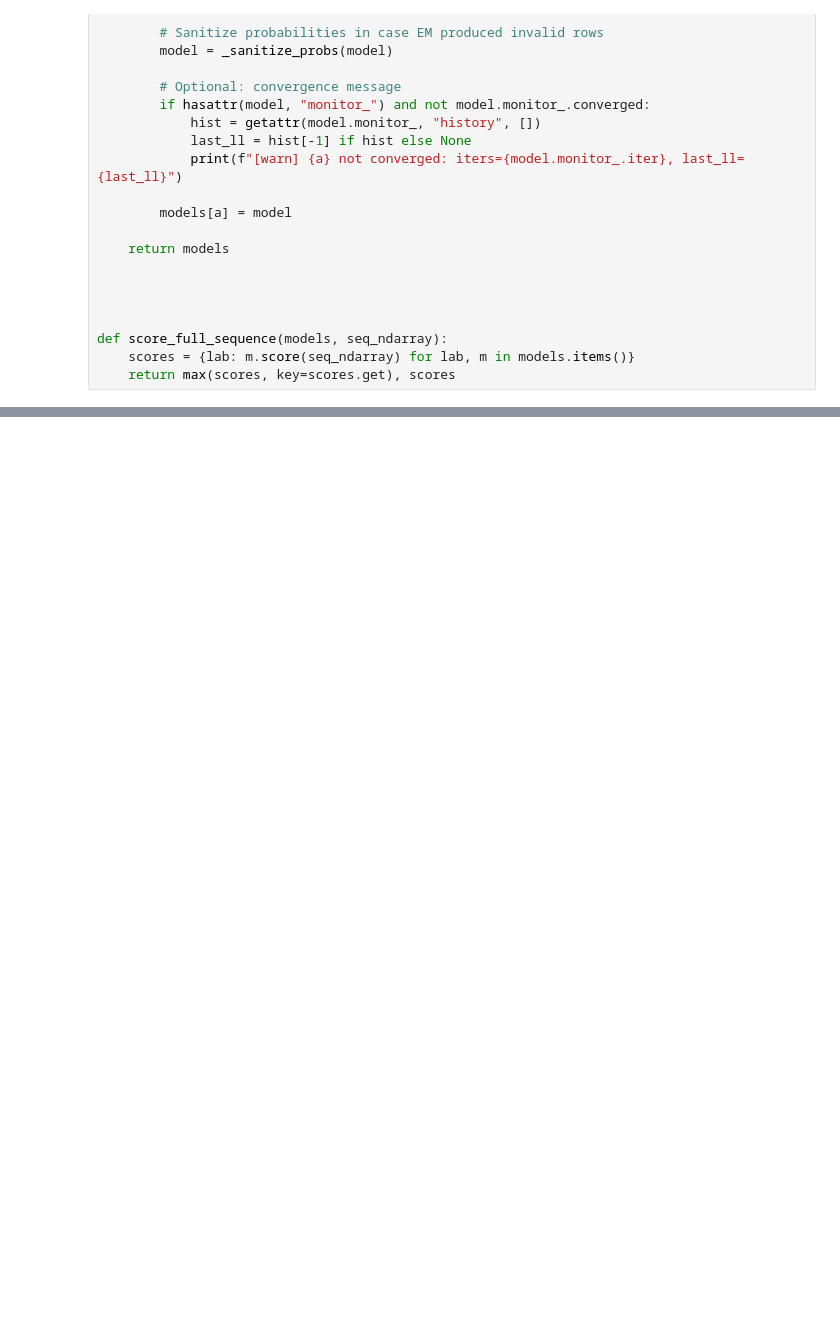
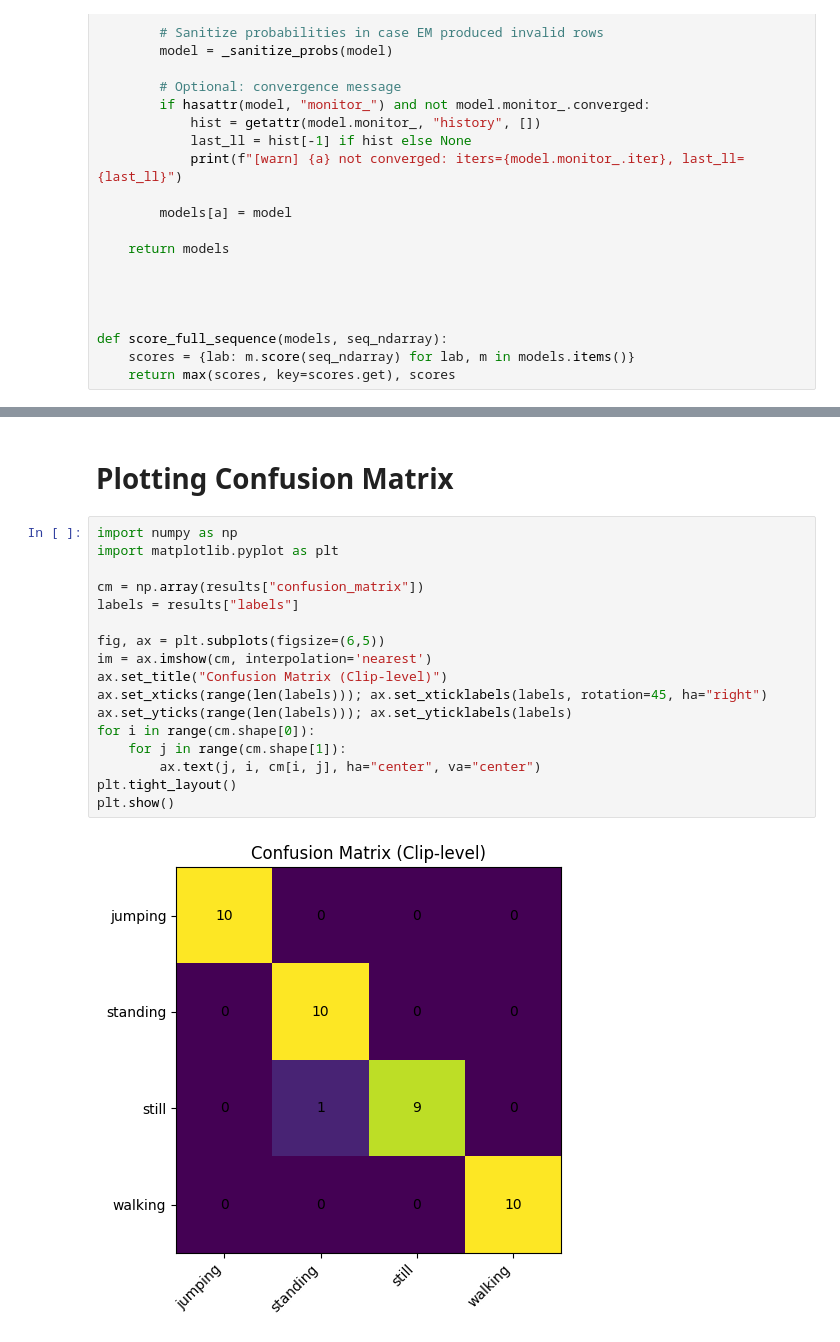
Before and after one commit to l-isaro/Formative-2---Hidden-Markov-Models, a Jupyter notebook: Notebook.ipynb, the cells around one changed output, grey strips where cells are left out. Drawn from its saved outputs; the diff is of its cells as text; blank space fills up the shorter version.

Commit message:
plotting

```diff
--- a/Notebook.ipynb
+++ b/Notebook.ipynb
@@ -398,0 +498,21 @@ def score_full_sequence(models, seq_ndarray):
+# %% [markdown]
+# Plotting Confusion Matrix
+# %%
+import numpy as np
+import matplotlib.pyplot as plt
+
+cm = np.array(results["confusion_matrix"])
+labels = results["labels"]
+
+fig, ax = plt.subplots(figsize=(6,5))
+im = ax.imshow(cm, interpolation='nearest')
+ax.set_title("Confusion Matrix (Clip-level)")
+ax.set_xticks(range(len(labels))); ax.set_xticklabels(labels, rotation=45, ha="right")
+ax.set_yticks(range(len(labels))); ax.set_yticklabels(labels)
+for i in range(cm.shape[0]):
+    for j in range(cm.shape[1]):
+        ax.text(j, i, cm[i, j], ha="center", va="center")
+plt.tight_layout()
+plt.show()
+# %% [output]
+[figure, added]
```
Also changed, not shown: parts of 2 cells of this notebook.
